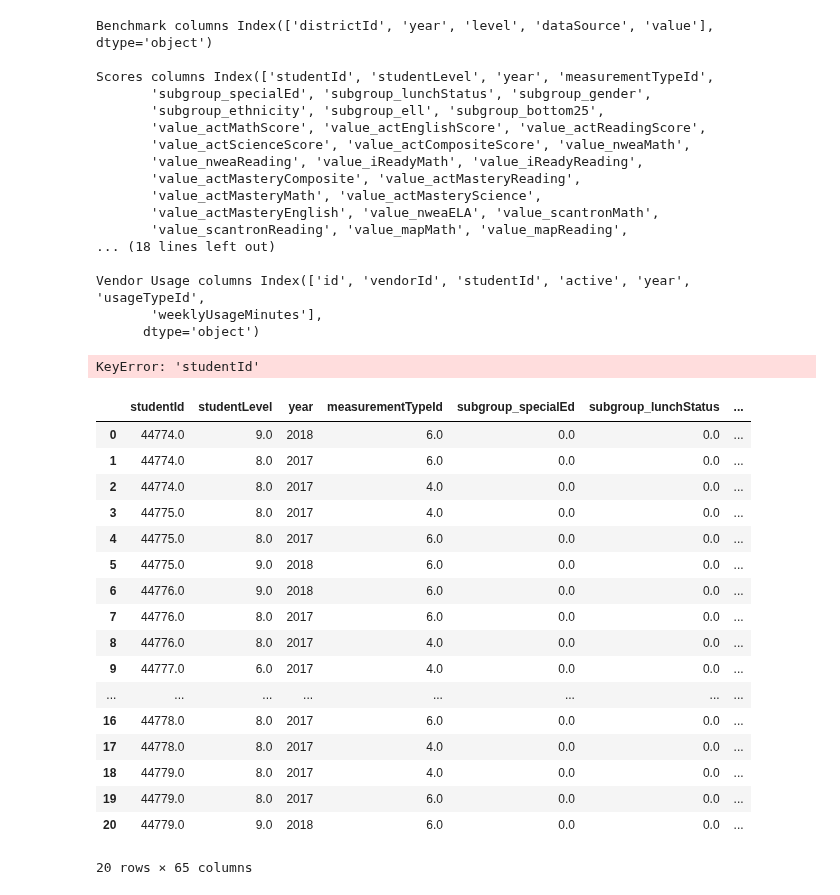
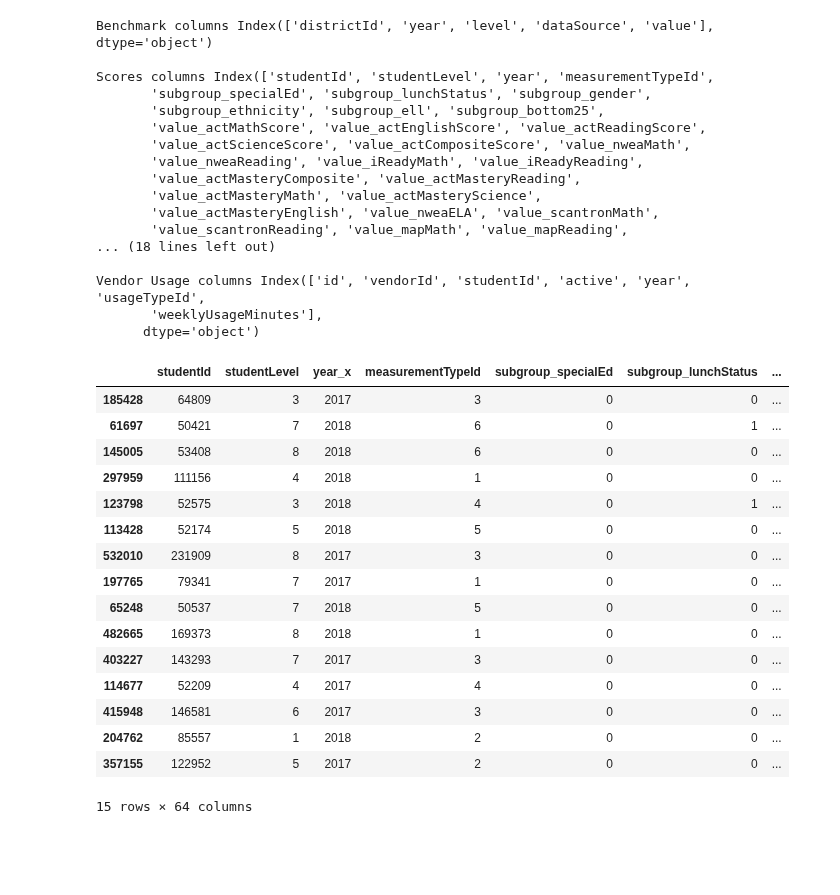
Before and after one commit to level-data-1a/predicting-proficiency, a Jupyter notebook: louisemarie-explore.ipynb, the cells around one changed output. Drawn from its saved outputs; the diff is of its cells as text; code cells hidden in the pictures; blank space fills up the shorter version.

```diff
--- a/louisemarie-explore.ipynb
+++ b/louisemarie-explore.ipynb
@@ -930,32 +1008,24 @@ Scores columns Index(['studentId', 'studentLevel', 'year', 'measurementTypeId',
 Vendor Usage columns Index(['id', 'vendorId', 'studentId', 'active', 'year', 'usageTypeId',
        'weeklyUsageMinutes'],
       dtype='object')
-# %%
-# new dataFrame for scores, vendor usage and course section rosters merged by student ID
-scores_vendor_df = pd.merge(scores_df, vendorUsage_df, how='inner', on='studentId')
-scores_vendor_courseSection_df = pd.merge(scores_vendor_df, courseSections_df, how = 'inner', on='studentId')
-# %% [output]
-KeyError: 'studentId'
-# %%
-scores_vendor_courseSection = pd.concat([scores_df,vendorUsage_df, courseSections_df])
-
-scores_vendor_courseSection.head(20)
-# %% [output]
-|  | studentId | studentLevel | year | measurementTypeId | subgroup_specialEd | subgroup_lunchStatus | ... |
-| 0 | 44774.0 | 9.0 | 2018 | 6.0 | 0.0 | 0.0 | ... |
-| 1 | 44774.0 | 8.0 | 2017 | 6.0 | 0.0 | 0.0 | ... |
-| 2 | 44774.0 | 8.0 | 2017 | 4.0 | 0.0 | 0.0 | ... |
-| 3 | 44775.0 | 8.0 | 2017 | 4.0 | 0.0 | 0.0 | ... |
-| 4 | 44775.0 | 8.0 | 2017 | 6.0 | 0.0 | 0.0 | ... |
-| 5 | 44775.0 | 9.0 | 2018 | 6.0 | 0.0 | 0.0 | ... |
-| 6 | 44776.0 | 9.0 | 2018 | 6.0 | 0.0 | 0.0 | ... |
-| 7 | 44776.0 | 8.0 | 2017 | 6.0 | 0.0 | 0.0 | ... |
-| 8 | 44776.0 | 8.0 | 2017 | 4.0 | 0.0 | 0.0 | ... |
-| 9 | 44777.0 | 6.0 | 2017 | 4.0 | 0.0 | 0.0 | ... |
-| ... | ... | ... | ... | ... | ... | ... | ... |
-| 16 | 44778.0 | 8.0 | 2017 | 6.0 | 0.0 | 0.0 | ... |
-| 17 | 44778.0 | 8.0 | 2017 | 4.0 | 0.0 | 0.0 | ... |
-| 18 | 44779.0 | 8.0 | 2017 | 4.0 | 0.0 | 0.0 | ... |
-| 19 | 44779.0 | 8.0 | 2017 | 6.0 | 0.0 | 0.0 | ... |
-| 20 | 44779.0 | 9.0 | 2018 | 6.0 | 0.0 | 0.0 | ... |
-20 rows × 65 columns
+# %%
+scores_vendor_df = pd.merge(scores_df, vendorUsage_df, how='left', on='studentId')
+scores_vendor_df.sample(15)
+# %% [output]
+|  | studentId | studentLevel | year_x | measurementTypeId | subgroup_specialEd | subgroup_lunchStatus | ... |
+| 185428 | 64809 | 3 | 2017 | 3 | 0 | 0 | ... |
+| 61697 | 50421 | 7 | 2018 | 6 | 0 | 1 | ... |
+| 145005 | 53408 | 8 | 2018 | 6 | 0 | 0 | ... |
+| 297959 | 111156 | 4 | 2018 | 1 | 0 | 0 | ... |
+| 123798 | 52575 | 3 | 2018 | 4 | 0 | 1 | ... |
+| 113428 | 52174 | 5 | 2018 | 5 | 0 | 0 | ... |
+| 532010 | 231909 | 8 | 2017 | 3 | 0 | 0 | ... |
+| 197765 | 79341 | 7 | 2017 | 1 | 0 | 0 | ... |
+| 65248 | 50537 | 7 | 2018 | 5 | 0 | 0 | ... |
+| 482665 | 169373 | 8 | 2018 | 1 | 0 | 0 | ... |
+| 403227 | 143293 | 7 | 2017 | 3 | 0 | 0 | ... |
+| 114677 | 52209 | 4 | 2017 | 4 | 0 | 0 | ... |
+| 415948 | 146581 | 6 | 2017 | 3 | 0 | 0 | ... |
+| 204762 | 85557 | 1 | 2018 | 2 | 0 | 0 | ... |
+| 357155 | 122952 | 5 | 2017 | 2 | 0 | 0 | ... |
+15 rows × 64 columns
```
Also changed, not shown: parts of 15 cells of this notebook.
